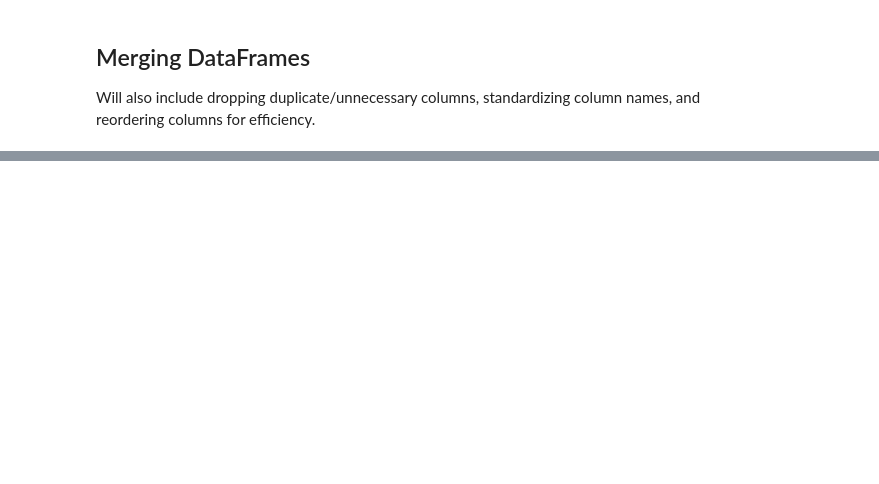
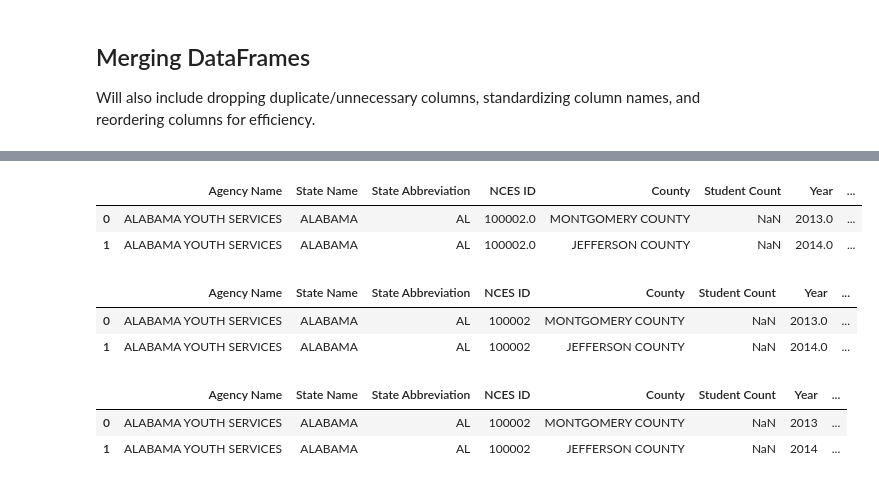
Before and after one commit to caitbrown12/NSS_Capstone, a Jupyter notebook: notebook/NCES_Enrollment_Data_2.ipynb, the cells around one changed output, grey strips where cells are left out. Saved outputs shown, nothing was run; the diff lists cells and outputs as text; code cells hidden in the pictures; blank space fills up the shorter version.

```diff
--- a/notebook/NCES_Enrollment_Data_2.ipynb
+++ b/notebook/NCES_Enrollment_Data_2.ipynb
@@ -203,0 +216,21 @@ netfunding.head(2)
+# %%
+data = data[cols]
+data.head(2)
+# %% [output]
+|  | Agency Name | State Name | State Abbreviation | NCES ID | County | Student Count | Year | ... |
+| 0 | ALABAMA YOUTH SERVICES | ALABAMA | AL | 100002.0 | MONTGOMERY COUNTY | NaN | 2013.0 | ... |
+| 1 | ALABAMA YOUTH SERVICES | ALABAMA | AL | 100002.0 | JEFFERSON COUNTY | NaN | 2014.0 | ... |
+# %%
+data['NCES ID'] = data['NCES ID'].astype(str).str.replace('.0', '', regex=False)
+data.head(2)
+# %% [output]
+|  | Agency Name | State Name | State Abbreviation | NCES ID | County | Student Count | Year | ... |
+| 0 | ALABAMA YOUTH SERVICES | ALABAMA | AL | 100002 | MONTGOMERY COUNTY | NaN | 2013.0 | ... |
+| 1 | ALABAMA YOUTH SERVICES | ALABAMA | AL | 100002 | JEFFERSON COUNTY | NaN | 2014.0 | ... |
+# %%
+data['Year'] = data['Year'].astype(str).str.replace('.0', '', regex=False)
+data.head(2)
+# %% [output]
+|  | Agency Name | State Name | State Abbreviation | NCES ID | County | Student Count | Year | ... |
+| 0 | ALABAMA YOUTH SERVICES | ALABAMA | AL | 100002 | MONTGOMERY COUNTY | NaN | 2013 | ... |
+| 1 | ALABAMA YOUTH SERVICES | ALABAMA | AL | 100002 | JEFFERSON COUNTY | NaN | 2014 | ... |
```
Also changed, not shown: parts of 49 cells of this notebook.
